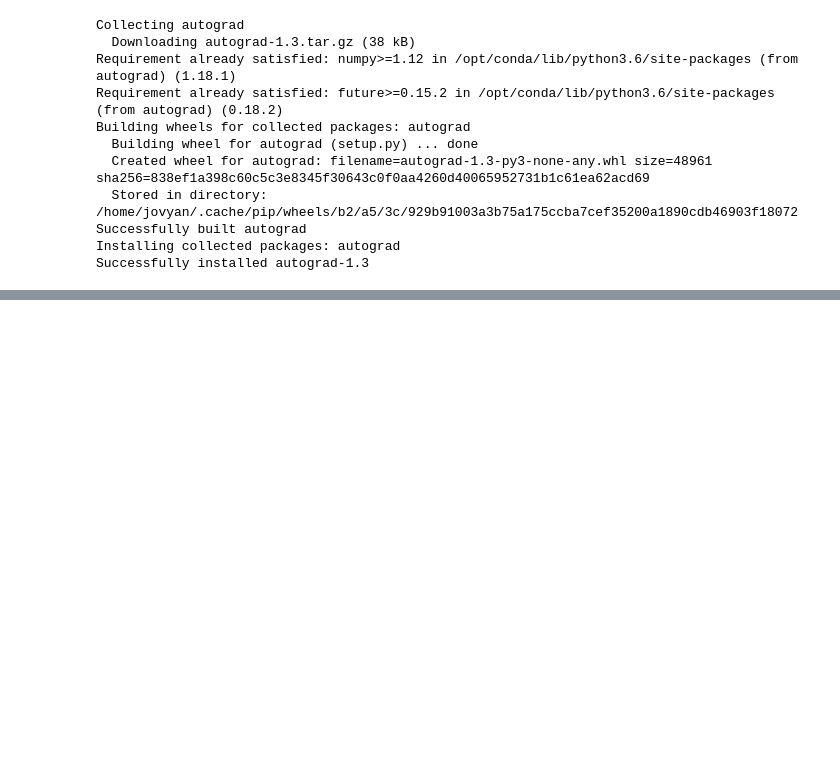
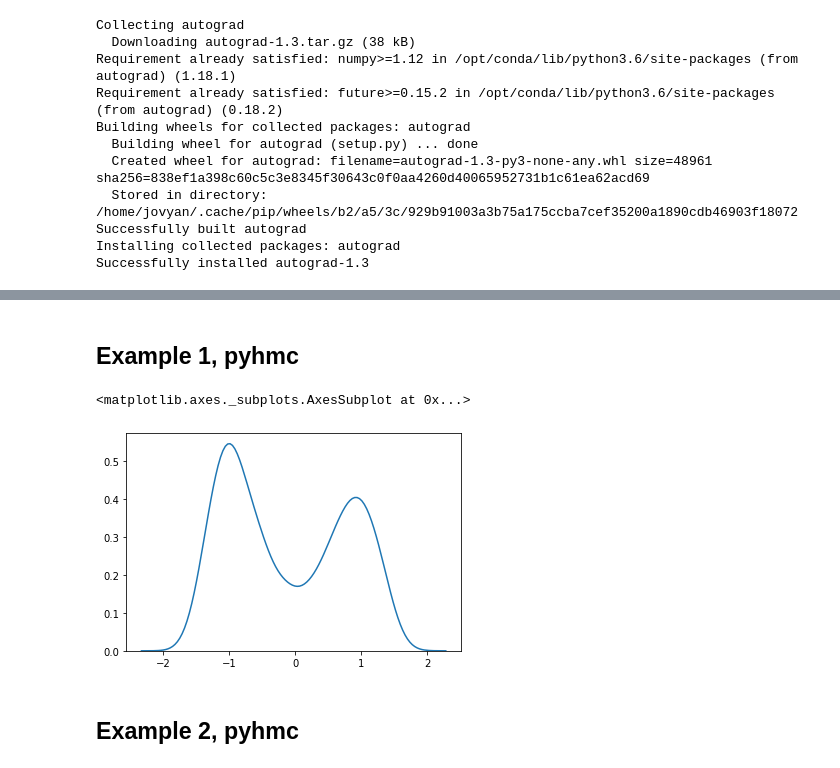
Before and after one commit to xiangwenmo/SGHMC-final-project, a Jupyter notebook: SGHMC-algorithm.ipynb, the cells around one changed output, grey strips where cells are left out. Cells and saved outputs as stored; diff of their text form; code cells hidden in the pictures; blank space fills up the shorter version.

```diff
--- a/SGHMC-algorithm.ipynb
+++ b/SGHMC-algorithm.ipynb
@@ -174,0 +204,18 @@ sns.kdeplot(sim_mn[0,:],sim_mn[1,:])
+# %% [markdown]
+## Example 1, pyhmc
+# %%
+def logprob(theta):
+    logp = 2 * theta**2 - theta**4
+    grad= 4 * theta - 4 * theta**3
+    return logp, grad
+
+theta0=np.array([0])
+# %%
+samp=hmc(logprob,x0=theta0,n_samples=10000)
+# %%
+sns.distplot(samp,kde=True,hist=False)
+# %% [output]
+<matplotlib.axes._subplots.AxesSubplot at 0x...>
+[figure, added]
+# %% [markdown]
+## Example 2, pyhmc
```
Also changed, not shown: parts of 14 cells of this notebook.
